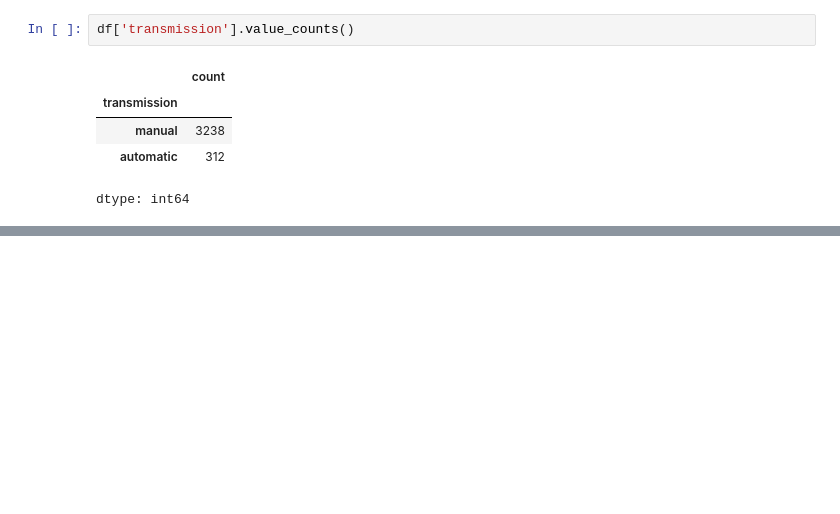
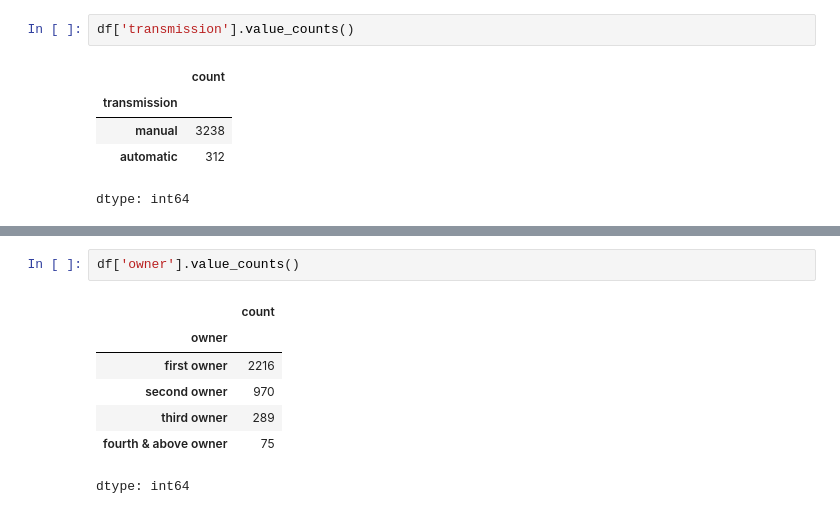
Before and after one commit to rajeshxdatascience/Car-Price-Prediction-ML, a Jupyter notebook: 01_Exploratory_Data_Analysis.ipynb, the cells around one changed output, grey strips where cells are left out. Saved outputs shown, nothing was run; the diff lists cells and outputs as text; blank space fills up the shorter version.

```diff
--- a/01_Exploratory_Data_Analysis.ipynb
+++ b/01_Exploratory_Data_Analysis.ipynb
@@ -384,0 +390,10 @@ dtype: int64
+# %%
+df['owner'].value_counts()
+# %% [output]
+|  | count |
+| owner |  |
+| first owner | 2216 |
+| second owner | 970 |
+| third owner | 289 |
+| fourth & above owner | 75 |
+dtype: int64
```
Also changed, not shown: parts of 8 cells of this notebook.
